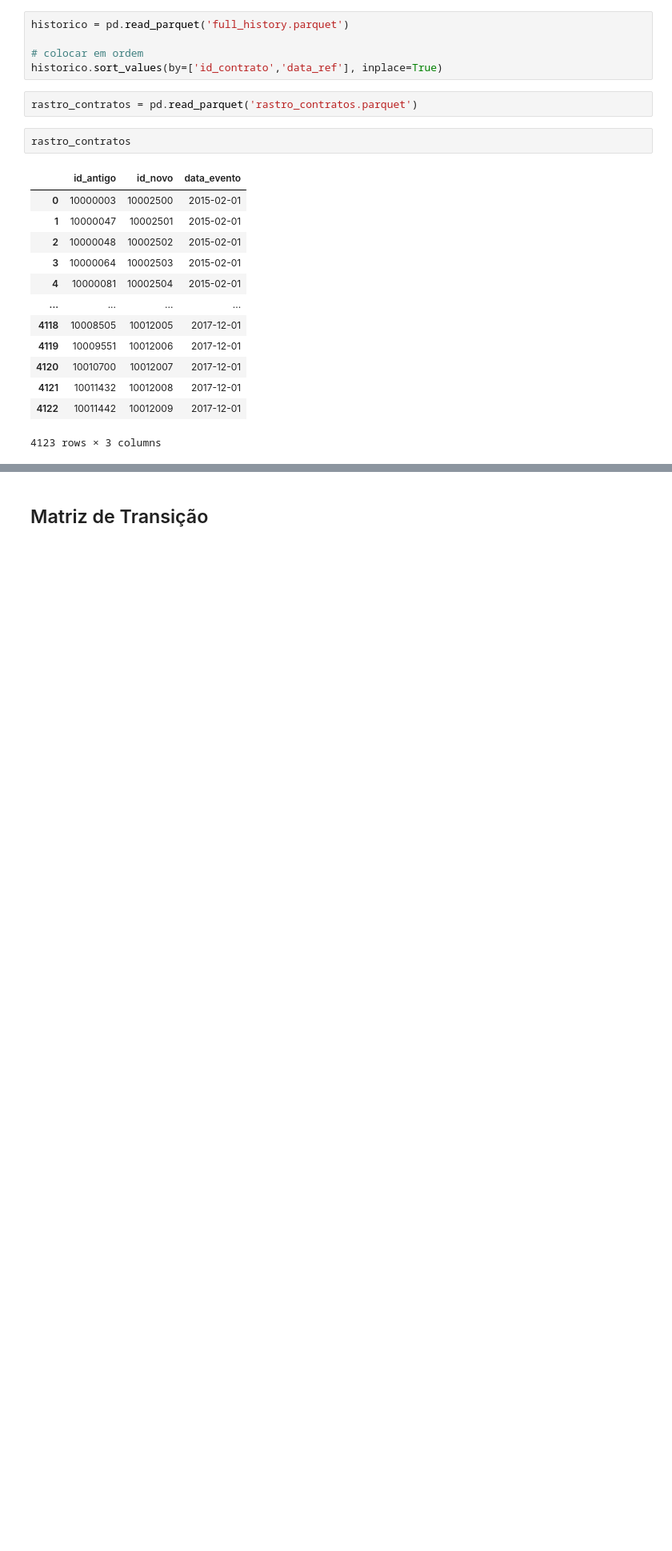
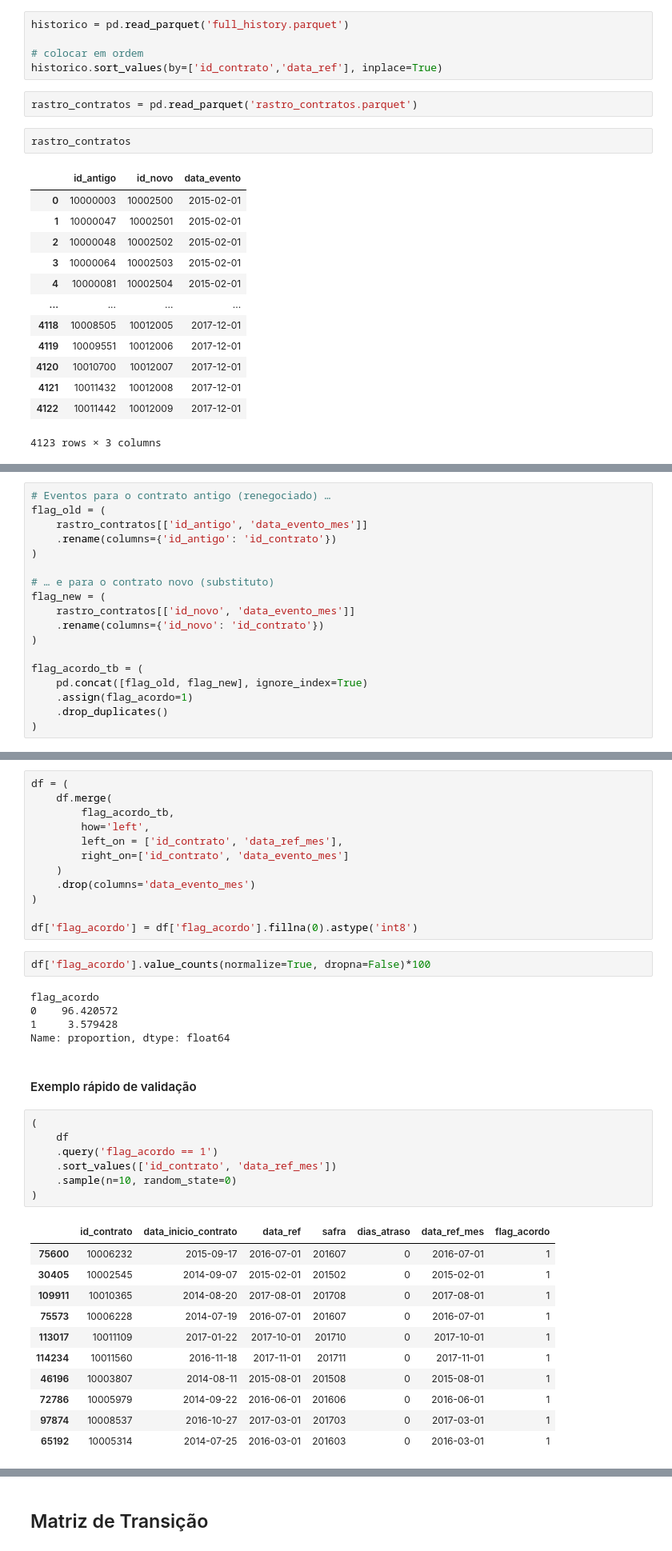
Before and after one commit to joaaomaia/Mentoria_Ciencia_Dados_Risco_Credito, a Jupyter notebook: ENCONTRO_2/0_construcao_target.ipynb, the cells around one changed output, grey strips where cells are left out. Shown: that part at 80% size. Cells and saved outputs as stored; diff of their text form; blank space fills up the shorter version.

```diff
--- a/ENCONTRO_2/0_construcao_target.ipynb
+++ b/ENCONTRO_2/0_construcao_target.ipynb
@@ -84,0 +340,18 @@ rastro_contratos
+# %%
+# Eventos para o contrato antigo (renegociado) …
+flag_old = (
+    rastro_contratos[['id_antigo', 'data_evento_mes']]
+    .rename(columns={'id_antigo': 'id_contrato'})
+)
+
+# … e para o contrato novo (substituto)
+flag_new = (
+    rastro_contratos[['id_novo', 'data_evento_mes']]
+    .rename(columns={'id_novo': 'id_contrato'})
+)
+
+flag_acordo_tb = (
+    pd.concat([flag_old, flag_new], ignore_index=True)
+    .assign(flag_acordo=1)
+    .drop_duplicates()
+)
@@ -84,0 +360,40 @@ rastro_contratos
+# %%
+df = (
+    df.merge(
+        flag_acordo_tb,
+        how='left',
+        left_on = ['id_contrato', 'data_ref_mes'],
+        right_on=['id_contrato', 'data_evento_mes']
+    )
+    .drop(columns='data_evento_mes')
+)
+
+df['flag_acordo'] = df['flag_acordo'].fillna(0).astype('int8')
+# %%
+df['flag_acordo'].value_counts(normalize=True, dropna=False)*100
+# %% [output]
+flag_acordo
+0    96.420572
+1     3.579428
+Name: proportion, dtype: float64
+# %% [markdown]
+#### Exemplo rápido de validação
+# %%
+(
+    df
+    .query('flag_acordo == 1')
+    .sort_values(['id_contrato', 'data_ref_mes'])
+    .sample(n=10, random_state=0)
+)
+# %% [output]
+|  | id_contrato | data_inicio_contrato | data_ref | safra | dias_atraso | data_ref_mes | flag_acordo |
+| 75600 | 10006232 | 2015-09-17 | 2016-07-01 | 201607 | 0 | 2016-07-01 | 1 |
+| 30405 | 10002545 | 2014-09-07 | 2015-02-01 | 201502 | 0 | 2015-02-01 | 1 |
+| 109911 | 10010365 | 2014-08-20 | 2017-08-01 | 201708 | 0 | 2017-08-01 | 1 |
+| 75573 | 10006228 | 2014-07-19 | 2016-07-01 | 201607 | 0 | 2016-07-01 | 1 |
+| 113017 | 10011109 | 2017-01-22 | 2017-10-01 | 201710 | 0 | 2017-10-01 | 1 |
+| 114234 | 10011560 | 2016-11-18 | 2017-11-01 | 201711 | 0 | 2017-11-01 | 1 |
+| 46196 | 10003807 | 2014-08-11 | 2015-08-01 | 201508 | 0 | 2015-08-01 | 1 |
+| 72786 | 10005979 | 2014-09-22 | 2016-06-01 | 201606 | 0 | 2016-06-01 | 1 |
+| 97874 | 10008537 | 2016-10-27 | 2017-03-01 | 201703 | 0 | 2017-03-01 | 1 |
+| 65192 | 10005314 | 2014-07-25 | 2016-03-01 | 201603 | 0 | 2016-03-01 | 1 |
```
Also changed, not shown: parts of 30 cells of this notebook, 3 other files.
